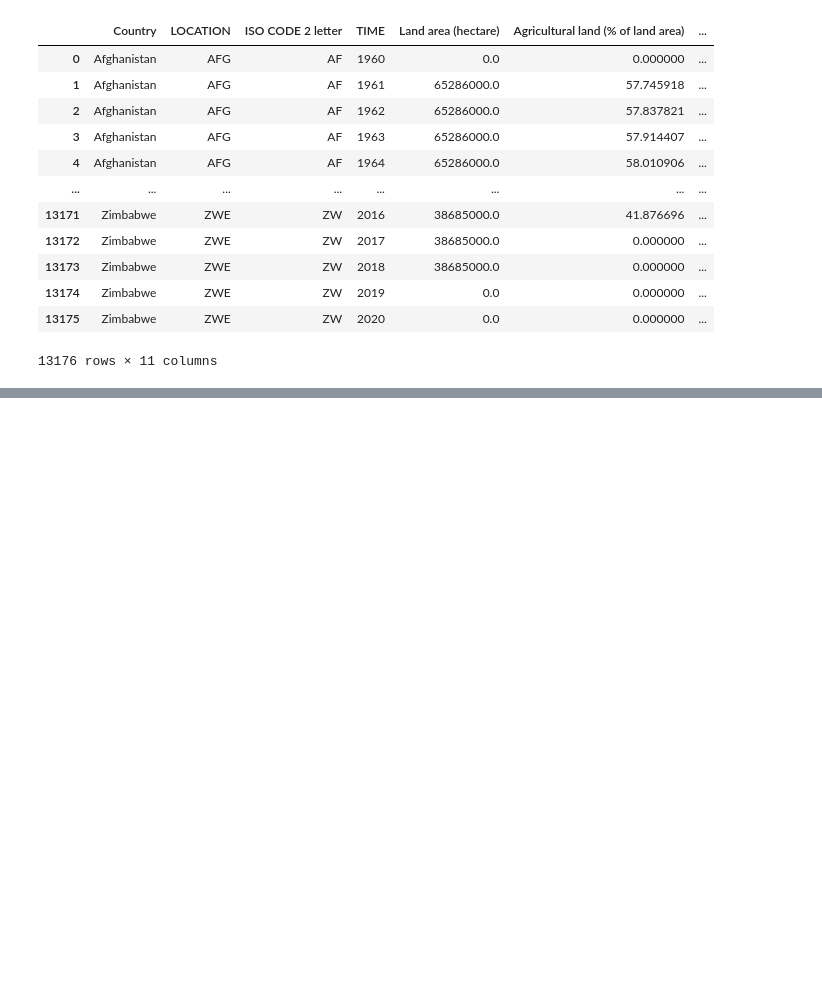
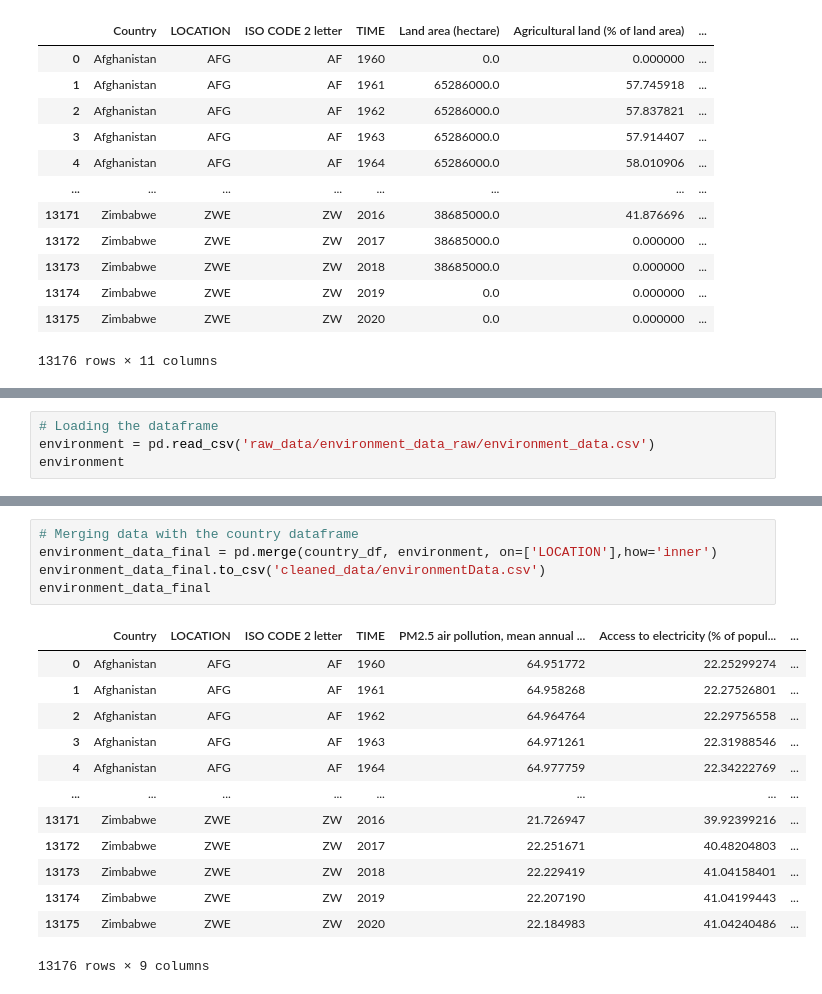
Before and after one commit to skumble27/final-project, a Jupyter notebook: dataetl.ipynb, the cells around one changed output, grey strips where cells are left out. Cells and saved outputs as stored; diff of their text form; blank space fills up the shorter version.

Commit message:
consolidated data

```diff
--- a/dataetl.ipynb
+++ b/dataetl.ipynb
@@ -1182,0 +1185,4 @@ agriculture_data_final
+# %%
+# Loading the dataframe
+environment = pd.read_csv('raw_data/environment_data_raw/environment_data.csv')
+environment
@@ -1182,0 +1203,19 @@ agriculture_data_final
+# %%
+# Merging data with the country dataframe
+environment_data_final = pd.merge(country_df, environment, on=['LOCATION'],how='inner')
+environment_data_final.to_csv('cleaned_data/environmentData.csv')
+environment_data_final
+# %% [output]
+|  | Country | LOCATION | ISO CODE 2 letter | TIME | PM2.5 air pollution, mean annual ... | Access to electricity (% of popul... | ... |
+| 0 | Afghanistan | AFG | AF | 1960 | 64.951772 | 22.25299274 | ... |
+| 1 | Afghanistan | AFG | AF | 1961 | 64.958268 | 22.27526801 | ... |
+| 2 | Afghanistan | AFG | AF | 1962 | 64.964764 | 22.29756558 | ... |
+| 3 | Afghanistan | AFG | AF | 1963 | 64.971261 | 22.31988546 | ... |
+| 4 | Afghanistan | AFG | AF | 1964 | 64.977759 | 22.34222769 | ... |
+| ... | ... | ... | ... | ... | ... | ... | ... |
+| 13171 | Zimbabwe | ZWE | ZW | 2016 | 21.726947 | 39.92399216 | ... |
+| 13172 | Zimbabwe | ZWE | ZW | 2017 | 22.251671 | 40.48204803 | ... |
+| 13173 | Zimbabwe | ZWE | ZW | 2018 | 22.229419 | 41.04158401 | ... |
+| 13174 | Zimbabwe | ZWE | ZW | 2019 | 22.207190 | 41.04199443 | ... |
+| 13175 | Zimbabwe | ZWE | ZW | 2020 | 22.184983 | 41.04240486 | ... |
+13176 rows × 9 columns
```
Also changed, not shown: parts of 6 cells of this notebook, 2 other files.
